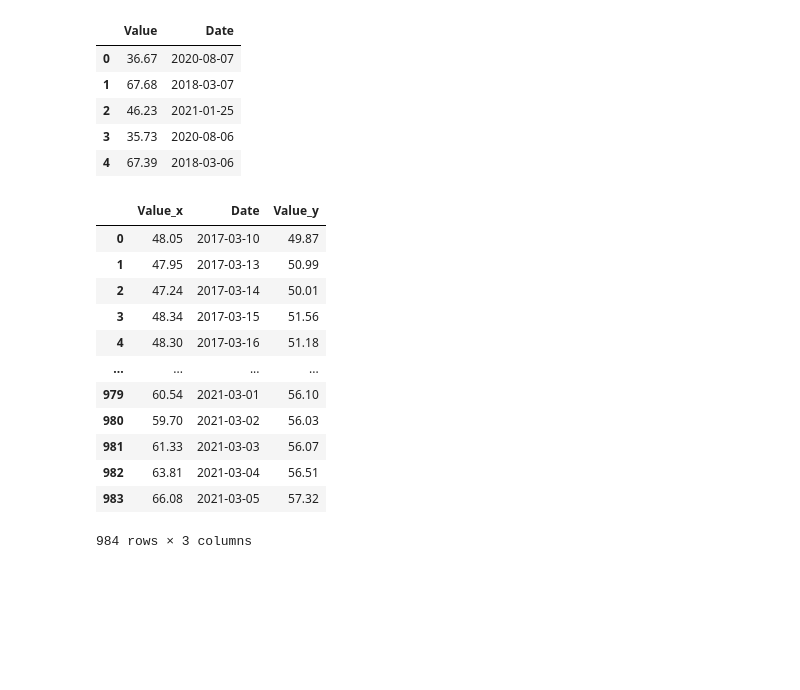
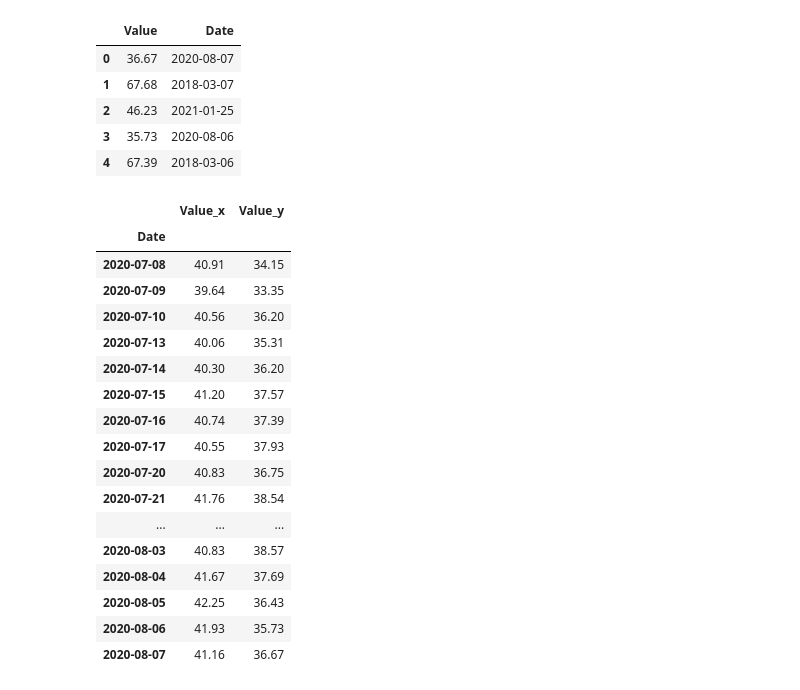
Before and after one commit to Dhrumilsoni/rmds, a Jupyter notebook: parse_files_for_graphs/oil_stock_correlation.ipynb, the cells around one changed output. Drawn from its saved outputs; the diff is of its cells as text; code cells hidden in the pictures; blank space fills up the shorter version.

```diff
--- a/parse_files_for_graphs/oil_stock_correlation.ipynb
+++ b/parse_files_for_graphs/oil_stock_correlation.ipynb
@@ -80,22 +80,27 @@ dfs[0].head()
 # %%
 merge_dfs = []
 for df in dfs:
     merge_dfs.append(wti_df.merge(df, on="Date"))
-
-merge_dfs[0]
+# y is stock price. (verified)
+merge_dfs[0].set_index('Date').loc['2020-07-08':'2020-08-08', :]
 # %% [output]
-|  | Value_x | Date | Value_y |
-| 0 | 48.05 | 2017-03-10 | 49.87 |
-| 1 | 47.95 | 2017-03-13 | 50.99 |
-| 2 | 47.24 | 2017-03-14 | 50.01 |
-| 3 | 48.34 | 2017-03-15 | 51.56 |
-| 4 | 48.30 | 2017-03-16 | 51.18 |
-| ... | ... | ... | ... |
-| 979 | 60.54 | 2021-03-01 | 56.10 |
-| 980 | 59.70 | 2021-03-02 | 56.03 |
-| 981 | 61.33 | 2021-03-03 | 56.07 |
-| 982 | 63.81 | 2021-03-04 | 56.51 |
-| 983 | 66.08 | 2021-03-05 | 57.32 |
+|  | Value_x | Value_y |
+| Date |  |  |
+| 2020-07-08 | 40.91 | 34.15 |
+| 2020-07-09 | 39.64 | 33.35 |
+| 2020-07-10 | 40.56 | 36.20 |
+| 2020-07-13 | 40.06 | 35.31 |
+| 2020-07-14 | 40.30 | 36.20 |
+| 2020-07-15 | 41.20 | 37.57 |
+| 2020-07-16 | 40.74 | 37.39 |
+| 2020-07-17 | 40.55 | 37.93 |
+| 2020-07-20 | 40.83 | 36.75 |
+| 2020-07-21 | 41.76 | 38.54 |
+| ... | ... | ... |
+| 2020-08-03 | 40.83 | 38.57 |
+| 2020-08-04 | 41.67 | 37.69 |
+| 2020-08-05 | 42.25 | 36.43 |
+| 2020-08-06 | 41.93 | 35.73 |
+| 2020-08-07 | 41.16 | 36.67 |
-984 rows × 3 columns
 # %%
 for merge_df in merge_dfs:
```
Also changed, not shown: parts of 9 cells of this notebook.
